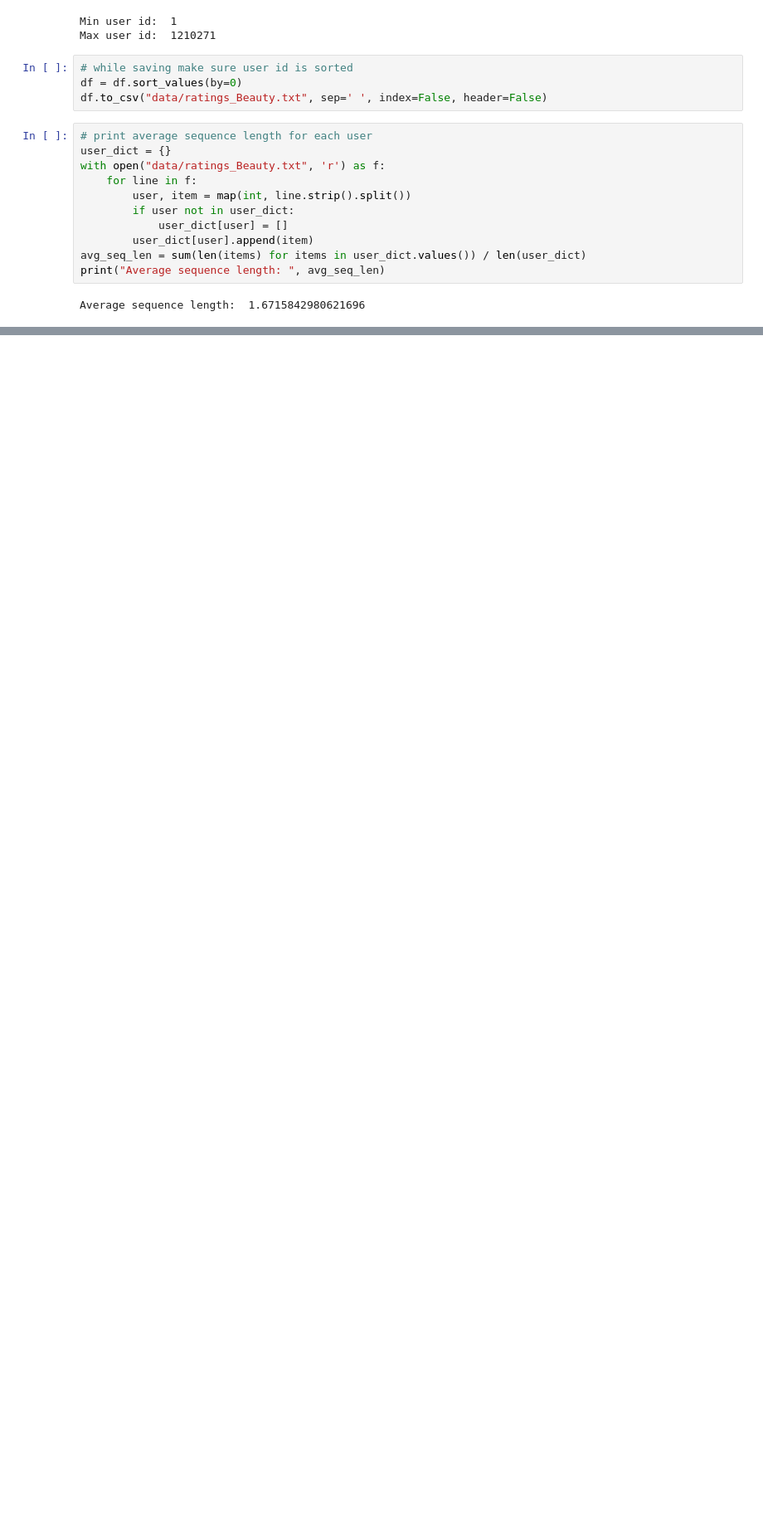
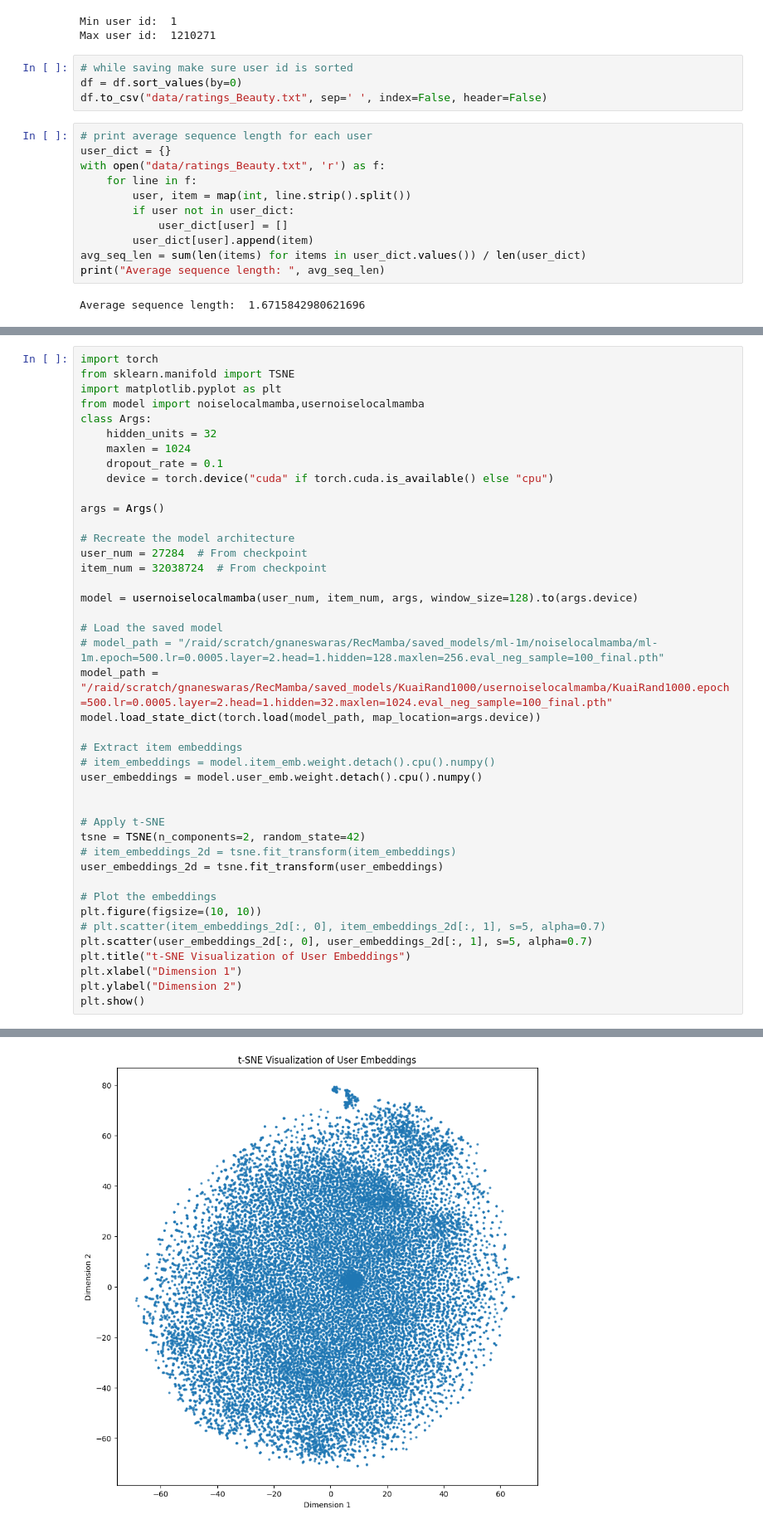
Before and after one commit to alokamgnaneswarasai/MambaRec, a Jupyter notebook: transformer-XL.ipynb, the cells around one changed output, grey strips where cells are left out. Shown at 83% size. Cells and saved outputs as stored; diff of their text form; blank space fills up the shorter version.

```diff
--- a/transformer-XL.ipynb
+++ b/transformer-XL.ipynb
@@ -580,0 +739,43 @@ Average sequence length:  1.6715842980621696
+# %%
+import torch
+from sklearn.manifold import TSNE
+import matplotlib.pyplot as plt
+from model import noiselocalmamba,usernoiselocalmamba
+class Args:
+    hidden_units = 32
+    maxlen = 1024
+    dropout_rate = 0.1
+    device = torch.device("cuda" if torch.cuda.is_available() else "cpu")
+
+args = Args()
+
+# Recreate the model architecture
+user_num = 27284  # From checkpoint
+item_num = 32038724  # From checkpoint
+
+model = usernoiselocalmamba(user_num, item_num, args, window_size=128).to(args.device)
+
+# Load the saved model
+# model_path = "/raid/scratch/gnaneswaras/RecMamba/saved_models/ml-1m/noiselocalmamba/ml-1m.epoch=500.lr=0.0005.layer=2.head=1.hidden=128.maxlen=256.eval_neg_sample=100_final.pth"
+model_path = "/raid/scratch/gnaneswaras/RecMamba/saved_models/KuaiRand1000/usernoiselocalmamba/KuaiRand1000.epoch=500.lr=0.0005.layer=2.head=1.hidden=32.maxlen=1024.eval_neg_sample=100_final.pth"
+model.load_state_dict(torch.load(model_path, map_location=args.device))
+
+# Extract item embeddings
+# item_embeddings = model.item_emb.weight.detach().cpu().numpy()
+user_embeddings = model.user_emb.weight.detach().cpu().numpy()
+
+
+# Apply t-SNE
+tsne = TSNE(n_components=2, random_state=42)
+# item_embeddings_2d = tsne.fit_transform(item_embeddings)
+user_embeddings_2d = tsne.fit_transform(user_embeddings)
+
+# Plot the embeddings
+plt.figure(figsize=(10, 10))
+# plt.scatter(item_embeddings_2d[:, 0], item_embeddings_2d[:, 1], s=5, alpha=0.7)
+plt.scatter(user_embeddings_2d[:, 0], user_embeddings_2d[:, 1], s=5, alpha=0.7)
+plt.title("t-SNE Visualization of User Embeddings")
+plt.xlabel("Dimension 1")
+plt.ylabel("Dimension 2")
+plt.show()
+# %% [output]
@@ -580,0 +788 @@ Average sequence length:  1.6715842980621696
+[figure, added]
```
Also changed, not shown: parts of 11 cells of this notebook, 3 other files.
